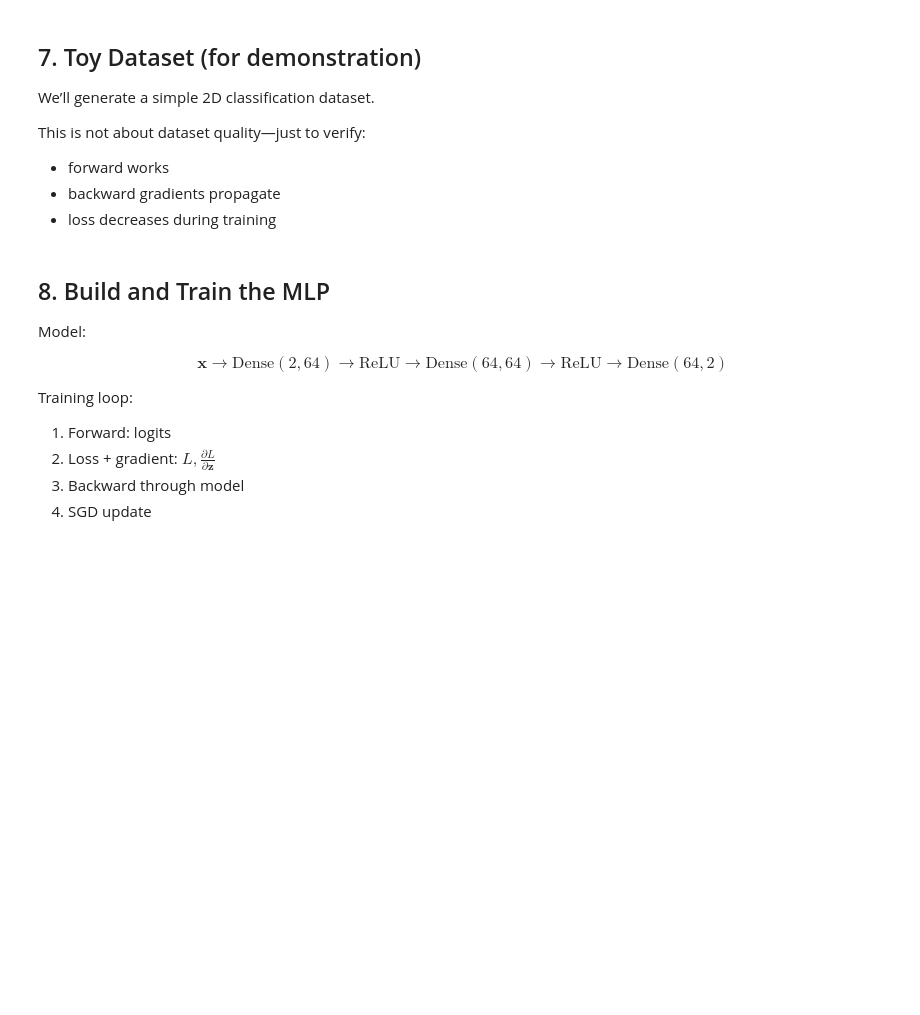
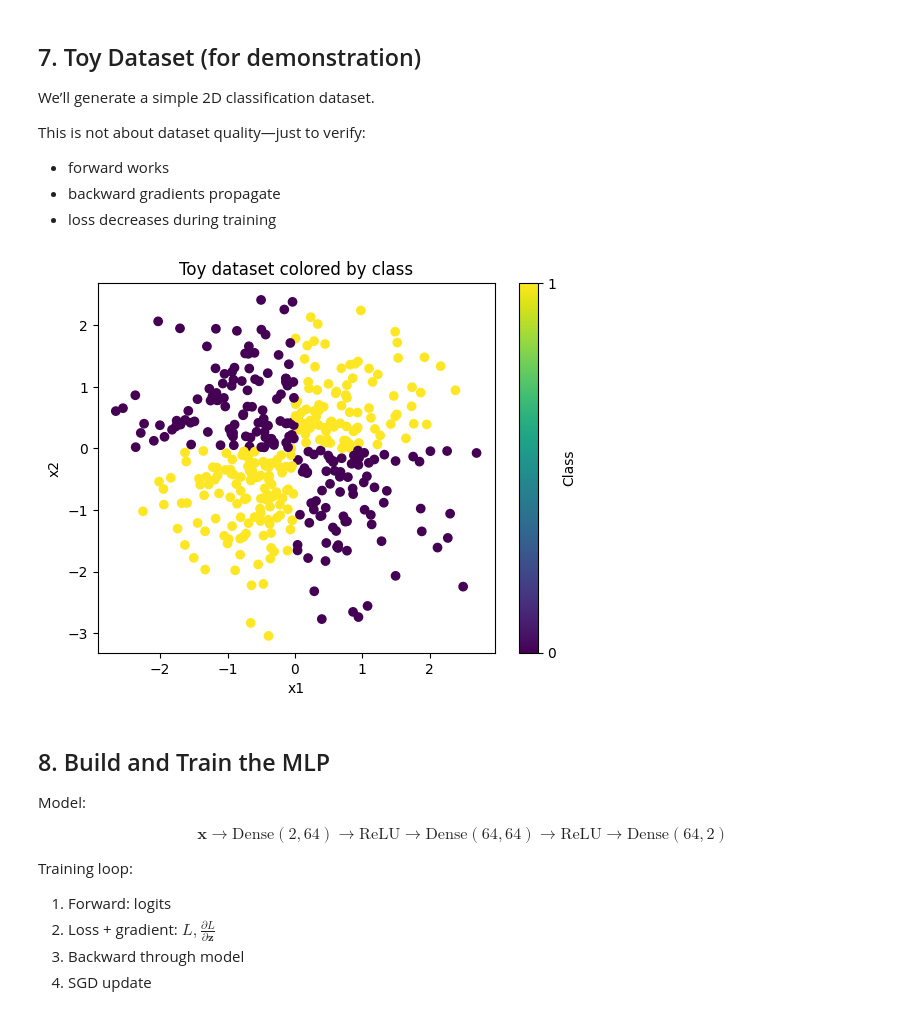
Before and after one commit to mirzaie-mehdi/From-Conda-to-CreatePackage-Python, a Jupyter notebook: _build/jupyter_execute/docs/Multilayer_Perceptron_from_scratch.ipynb, the cells around one changed output. Drawn from its saved outputs; the diff is of its cells as text; code cells hidden in the pictures; blank space fills up the shorter version.

```diff
--- a/_build/jupyter_execute/docs/Multilayer_Perceptron_from_scratch.ipynb
+++ b/_build/jupyter_execute/docs/Multilayer_Perceptron_from_scratch.ipynb
@@ -296,6 +296,25 @@ X = np.random.randn(N, 2)
 
 # non-linear target (quadrant-based)
 y = (X[:, 0] * X[:, 1] > 0).astype(int)  # 0 or 1
+# %%
+import matplotlib.pyplot as plt
+
+# Assumes you already have:
+# X: shape (N, 2)
+# y: shape (N,) with values 0 or 1
+
+X_plot = np.asarray(X)
+y_plot = np.asarray(y).reshape(-1)
+
+plt.figure()
+sc = plt.scatter(X_plot[:, 0], X_plot[:, 1], c=y_plot)  # colors by class label
+plt.xlabel("x1")
+plt.ylabel("x2")
+plt.title("Toy dataset colored by class")
+plt.colorbar(sc, ticks=[0, 1], label="Class")
+plt.show()
+# %% [output]
+[figure, added]
 # %% [markdown]
 ## 8. Build and Train the MLP
 
```
Also changed, not shown: 13 other files.
